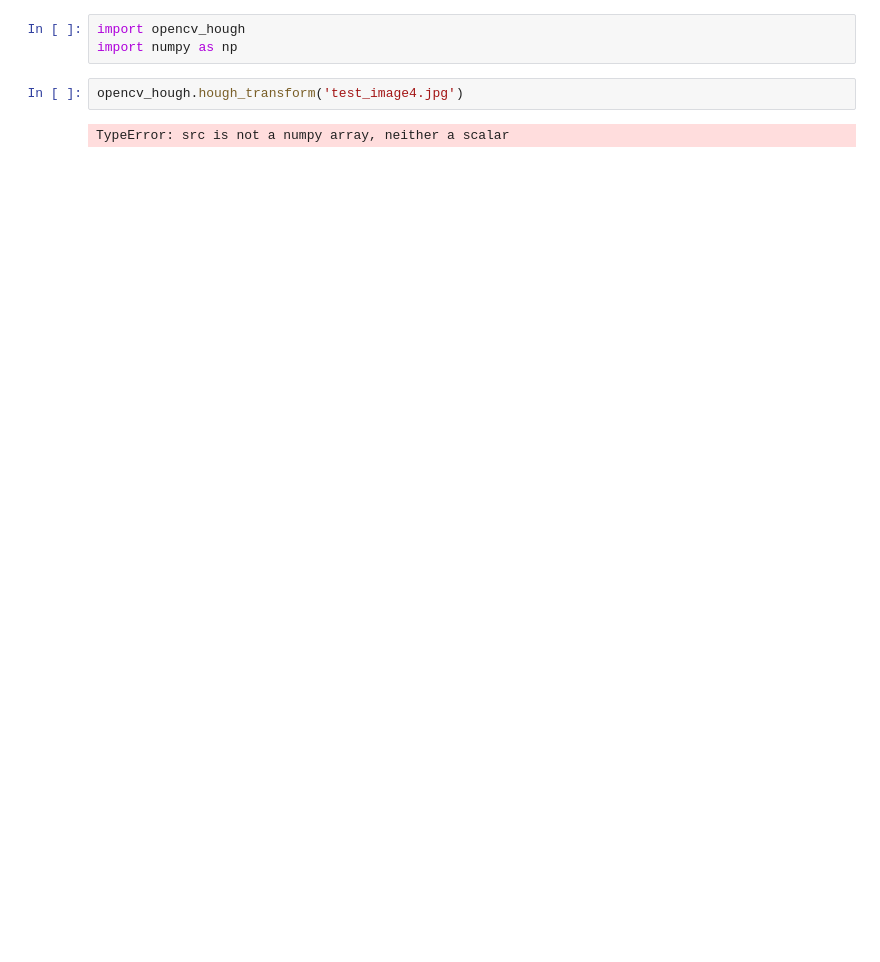
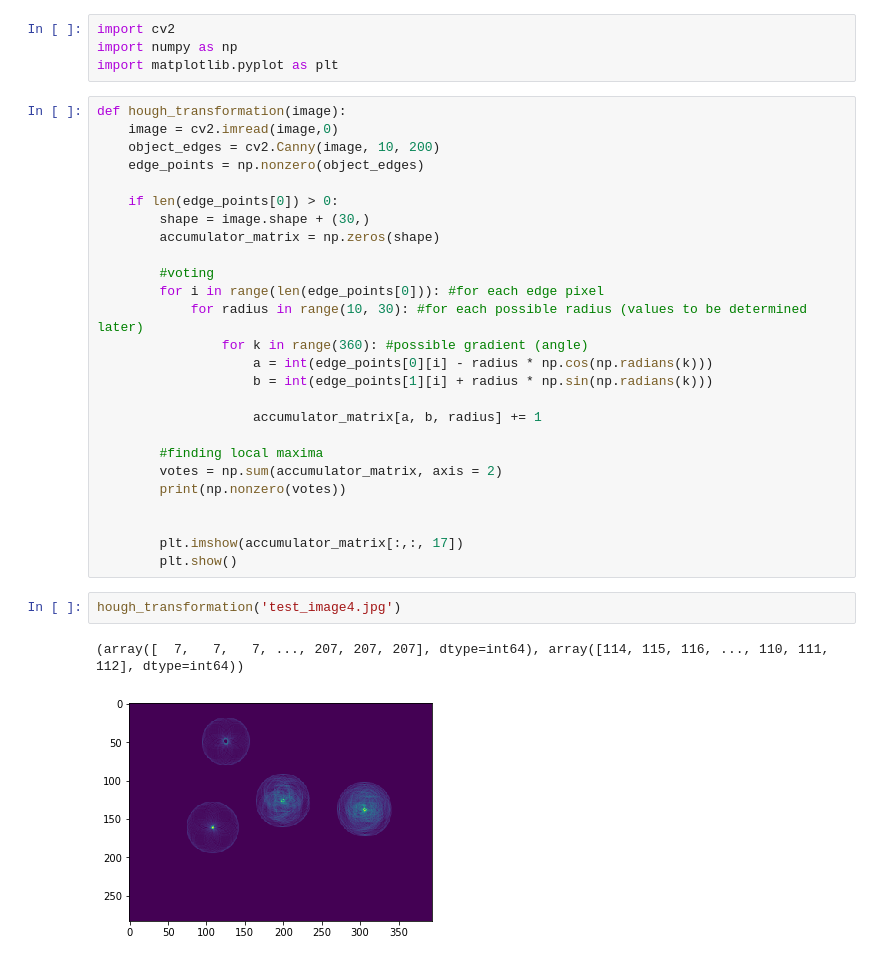
Before and after one commit to izreel/Hough_Transformation, a Jupyter notebook: Test File Results.ipynb, the cells around one changed output. Drawn from its saved outputs; the diff is of its cells as text; blank space fills up the shorter version.

Commit message:
making it easier to test

```diff
--- a/Test File Results.ipynb
+++ b/Test File Results.ipynb
@@ -1,7 +1,35 @@
 # %%
-import opencv_hough
+import cv2
 import numpy as np
+import matplotlib.pyplot as plt
+# %%
+def hough_transformation(image):
+    image = cv2.imread(image,0)
+    object_edges = cv2.Canny(image, 10, 200)
+    edge_points = np.nonzero(object_edges)
+
+    if len(edge_points[0]) > 0:
+        shape = image.shape + (30,)
+        accumulator_matrix = np.zeros(shape)
+
+        #voting
+        for i in range(len(edge_points[0])): #for each edge pixel
+            for radius in range(10, 30): #for each possible radius (values to be determined later)
+                for k in range(360): #possible gradient (angle)
+                    a = int(edge_points[0][i] - radius * np.cos(np.radians(k)))
+                    b = int(edge_points[1][i] + radius * np.sin(np.radians(k)))
+
+                    accumulator_matrix[a, b, radius] += 1
+
+        #finding local maxima
+        votes = np.sum(accumulator_matrix, axis = 2)
+        print(np.nonzero(votes))
+
+
+        plt.imshow(accumulator_matrix[:,:, 17])
+        plt.show()
 # %%
-opencv_hough.hough_transform('test_image4.jpg')
+hough_transformation('test_image4.jpg')
 # %% [output]
-TypeError: src is not a numpy array, neither a scalar
+(array([  7,   7,   7, ..., 207, 207, 207], dtype=int64), array([114, 115, 116, ..., 110, 111, 112], dtype=int64))
+[figure, added]
```
